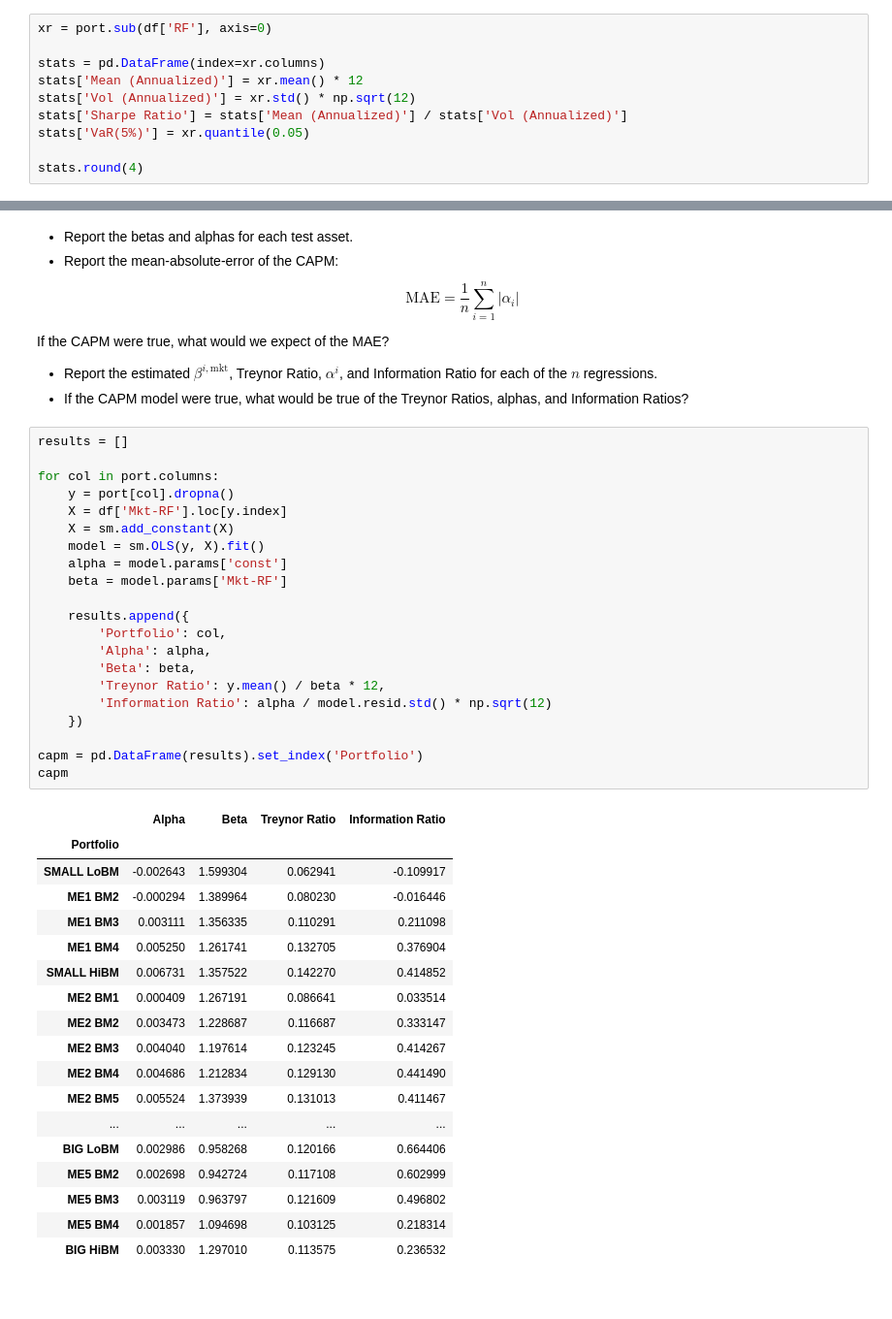
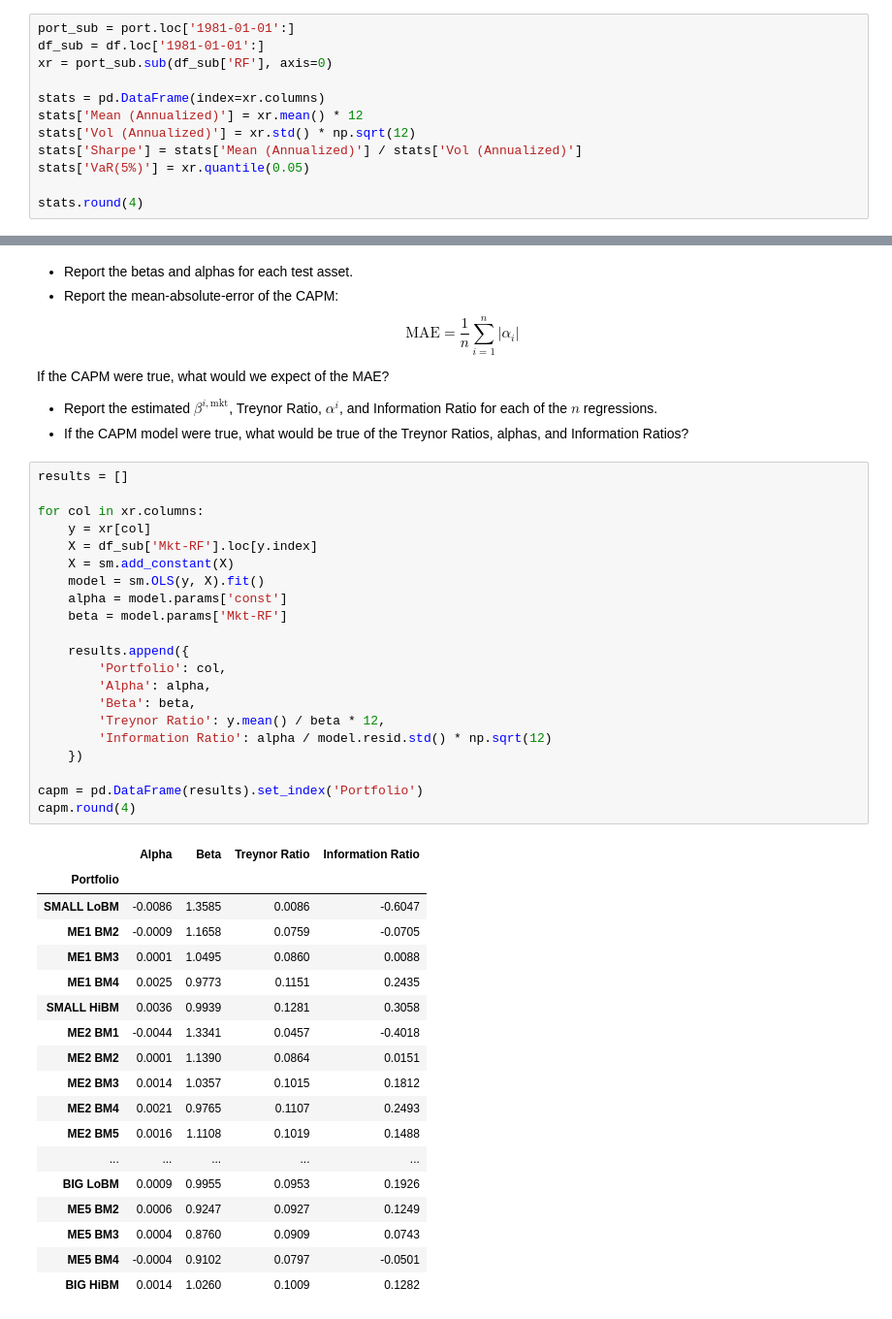
Before and after one commit to kebo1234/Portfolio-HW-Group-B-12, a Jupyter notebook: HW4/HW4.ipynb, the cells around one changed output, grey strips where cells are left out. Shown at 97% size. Drawn from its saved outputs; the diff is of its cells as text.

```diff
--- a/HW4/HW4.ipynb
+++ b/HW4/HW4.ipynb
@@ -258,12 +258,14 @@ port
 | 2025-08-31 | 0.089289 | 0.089146 | 0.096386 | 0.092295 | 0.099521 | 0.092309 | 0.053913 | 0.085579 | 0.083905 | 0.107266 | ... |
 1190 rows × 25 columns
 # %%
-xr = port.sub(df['RF'], axis=0)
+port_sub = port.loc['1981-01-01':]
+df_sub = df.loc['1981-01-01':]
+xr = port_sub.sub(df_sub['RF'], axis=0)
 
 stats = pd.DataFrame(index=xr.columns)
 stats['Mean (Annualized)'] = xr.mean() * 12
 stats['Vol (Annualized)'] = xr.std() * np.sqrt(12)
-stats['Sharpe Ratio'] = stats['Mean (Annualized)'] / stats['Vol (Annualized)']
+stats['Sharpe'] = stats['Mean (Annualized)'] / stats['Vol (Annualized)']
 stats['VaR(5%)'] = xr.quantile(0.05)
 
 stats.round(4)
@@ -315,43 +317,43 @@ If the CAPM were true, what would we expect of the MAE?
 # %%
 results = []
 
-for col in port.columns:
-    y = port[col].dropna()
-    X = df['Mkt-RF'].loc[y.index]
+for col in xr.columns:
+    y = xr[col]
+    X = df_sub['Mkt-RF'].loc[y.index]
     X = sm.add_constant(X)
     model = sm.OLS(y, X).fit()
     alpha = model.params['const']
     beta = model.params['Mkt-RF']
 
     results.append({
         'Portfolio': col,
         'Alpha': alpha,
         'Beta': beta,
         'Treynor Ratio': y.mean() / beta * 12,
         'Information Ratio': alpha / model.resid.std() * np.sqrt(12)
     })
 
 capm = pd.DataFrame(results).set_index('Portfolio')
-capm
+capm.round(4)
 # %% [output]
 |  | Alpha | Beta | Treynor Ratio | Information Ratio |
 | Portfolio |  |  |  |  |
-| SMALL LoBM | -0.002643 | 1.599304 | 0.062941 | -0.109917 |
-| ME1 BM2 | -0.000294 | 1.389964 | 0.080230 | -0.016446 |
-| ME1 BM3 | 0.003111 | 1.356335 | 0.110291 | 0.211098 |
-| ME1 BM4 | 0.005250 | 1.261741 | 0.132705 | 0.376904 |
-| SMALL HiBM | 0.006731 | 1.357522 | 0.142270 | 0.414852 |
-| ME2 BM1 | 0.000409 | 1.267191 | 0.086641 | 0.033514 |
-| ME2 BM2 | 0.003473 | 1.228687 | 0.116687 | 0.333147 |
-| ME2 BM3 | 0.004040 | 1.197614 | 0.123245 | 0.414267 |
-| ME2 BM4 | 0.004686 | 1.212834 | 0.129130 | 0.441490 |
-| ME2 BM5 | 0.005524 | 1.373939 | 0.131013 | 0.411467 |
+| SMALL LoBM | -0.0086 | 1.3585 | 0.0086 | -0.6047 |
+| ME1 BM2 | -0.0009 | 1.1658 | 0.0759 | -0.0705 |
+| ME1 BM3 | 0.0001 | 1.0495 | 0.0860 | 0.0088 |
+| ME1 BM4 | 0.0025 | 0.9773 | 0.1151 | 0.2435 |
+| SMALL HiBM | 0.0036 | 0.9939 | 0.1281 | 0.3058 |
+| ME2 BM1 | -0.0044 | 1.3341 | 0.0457 | -0.4018 |
+| ME2 BM2 | 0.0001 | 1.1390 | 0.0864 | 0.0151 |
+| ME2 BM3 | 0.0014 | 1.0357 | 0.1015 | 0.1812 |
+| ME2 BM4 | 0.0021 | 0.9765 | 0.1107 | 0.2493 |
+| ME2 BM5 | 0.0016 | 1.1108 | 0.1019 | 0.1488 |
 | ... | ... | ... | ... | ... |
-| BIG LoBM | 0.002986 | 0.958268 | 0.120166 | 0.664406 |
-| ME5 BM2 | 0.002698 | 0.942724 | 0.117108 | 0.602999 |
-| ME5 BM3 | 0.003119 | 0.963797 | 0.121609 | 0.496802 |
-| ME5 BM4 | 0.001857 | 1.094698 | 0.103125 | 0.218314 |
-| BIG HiBM | 0.003330 | 1.297010 | 0.113575 | 0.236532 |
+| BIG LoBM | 0.0009 | 0.9955 | 0.0953 | 0.1926 |
+| ME5 BM2 | 0.0006 | 0.9247 | 0.0927 | 0.1249 |
+| ME5 BM3 | 0.0004 | 0.8760 | 0.0909 | 0.0743 |
+| ME5 BM4 | -0.0004 | 0.9102 | 0.0797 | -0.0501 |
+| BIG HiBM | 0.0014 | 1.0260 | 0.1009 | 0.1282 |
 # %%
 print(f'MAE = {capm['Alpha'].abs().mean():.4f}')
 # %% [output]
```
Also changed, not shown: parts of 2 cells of this notebook.
